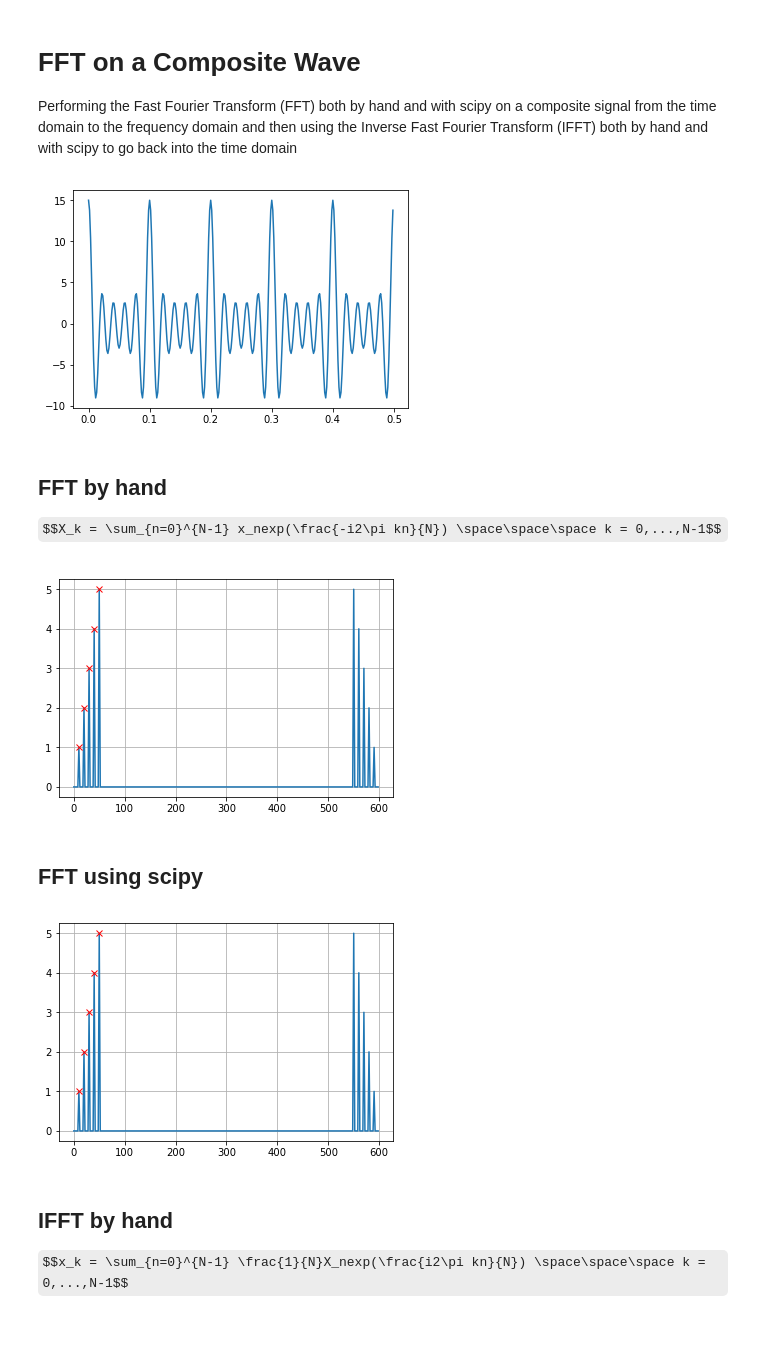
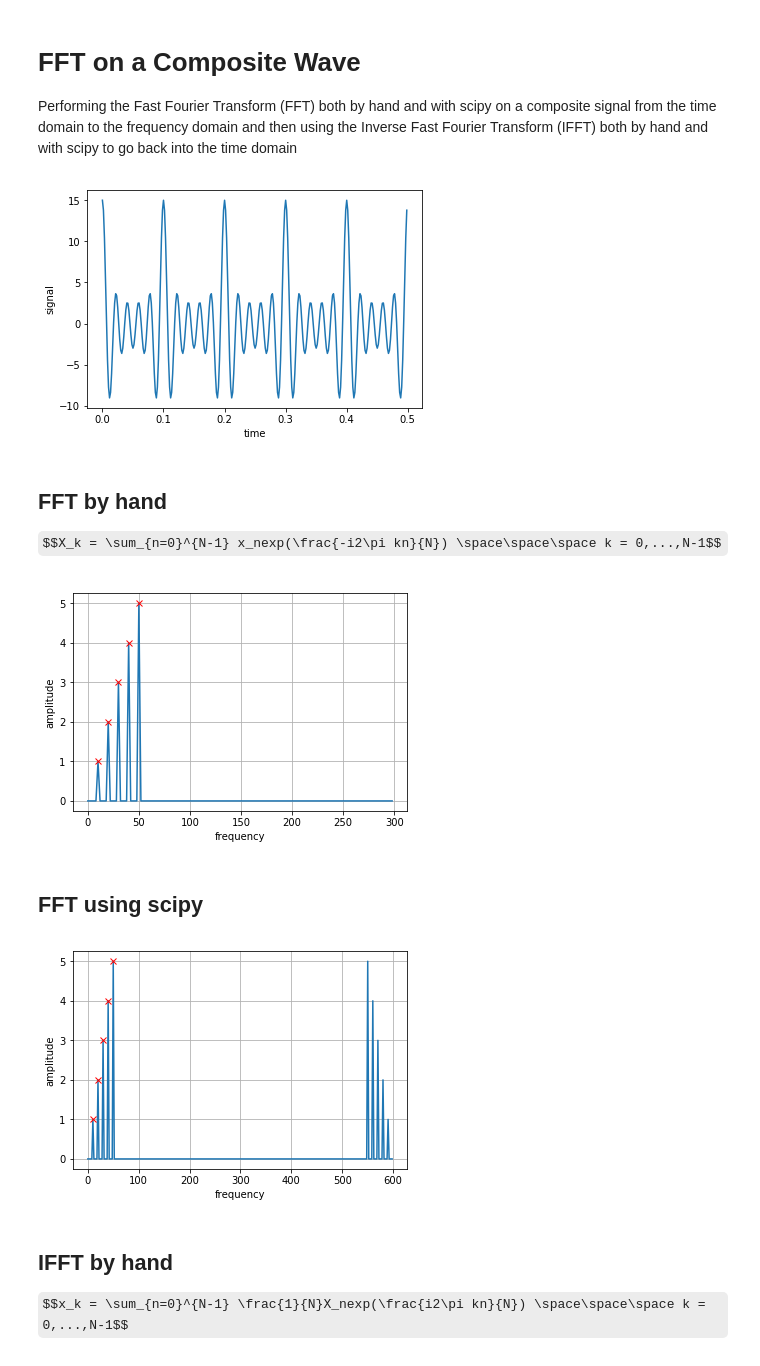
Before and after one commit to power-watt/side-quests, a Jupyter notebook: signal-processing/Fast Fourier Transform on a Composite Wave.ipynb, the cells around one changed output. Cells and saved outputs as stored; diff of their text form; code cells hidden in the pictures; some formulas as TeX source; blank space fills up the shorter version.

```diff
--- a/signal-processing/Fast Fourier Transform on a Composite Wave.ipynb
+++ b/signal-processing/Fast Fourier Transform on a Composite Wave.ipynb
@@ -8,10 +8,10 @@ import matplotlib.pyplot as plt
 %matplotlib inline
 # %%
 π = np.pi
-Fs = 600 # Sample Rate
-Ts = 1/Fs
+Fs = 600 # Sample Rate (Hz)
+Ts = 1/Fs # Sample Period
 
-t = np.arange(0, 0.5 ,Ts)
+t = np.arange(0, 0.5 ,Ts) # time
 N = len(t) # number of sample points
 ω = 10 # wave frequency
 
@@ -26,39 +26,49 @@ for i in range(1,6):
 
 
 plt.plot(t, y)
+plt.xlabel('time')
+plt.ylabel('signal')
 plt.show()
 # %% [output]
-[figure, old version]
+[figure, new version]
 # %% [markdown]
 ## FFT by hand
 $$X_k = \sum_{n=0}^{N-1} x_nexp(\frac{-i2\pi kn}{N}) \space\space\space k = 0,...,N-1$$
 # %%
 Y = np.zeros(N, dtype=complex)
 for i in range(N):
     for n, x in enumerate(y):
         Y[i] += x * np.exp(-1j * 2 * π * i * n/ N)
 
 plt.figure()
-plt.plot(Fs * 2 * t, 2/N * np.abs(Y))
+# both the signal amplitude and frequency must be scaled accordingly
+# also note that you only need to plot the first half of the results from the transform
+plt.plot(Fs * 2 * t[:len(t)//2], 2/N * np.abs(Y[:len(Y)//2]))
+plt.xlabel('frequency')
+plt.ylabel('amplitude')
 for i in range(1,6):
     plt.plot(i * ω, i, 'rx')
 plt.grid()
 plt.show()
 # %% [output]
-[figure, old version]
+[figure, new version]
 # %% [markdown]
 ## FFT using scipy
 # %%
 Y2 = fft(y)
 
 plt.figure()
+# both the signal amplitude and frequency must be scaled accordingly
+# this figure shows the semetry of the FFT
 plt.plot(Fs * 2 * t, 2/N * np.abs(Y2))
+plt.xlabel('frequency')
+plt.ylabel('amplitude')
 for i in range(1,6):
     plt.plot(i * 10, i, 'rx')
 plt.grid()
 plt.show()
 # %% [output]
-[figure, old version]
+[figure, new version]
 # %% [markdown]
 ## IFFT by hand
 $$x_k = \sum_{n=0}^{N-1} \frac{1}{N}X_nexp(\frac{i2\pi kn}{N}) \space\space\space k = 0,...,N-1$$
```
Also changed, not shown: parts of 2 cells of this notebook.
